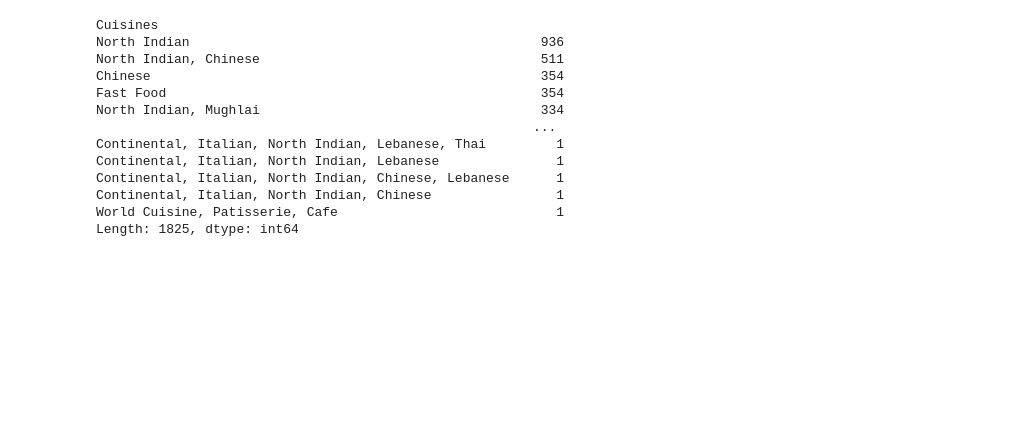
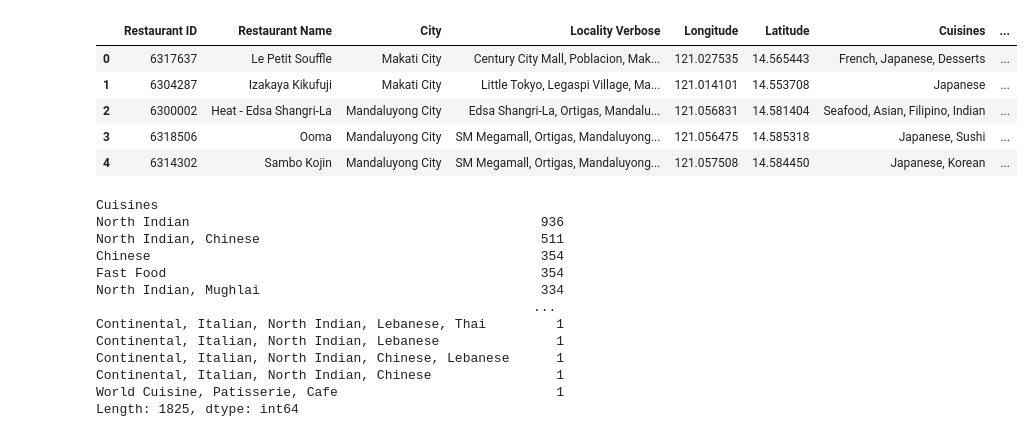
Before and after one commit to bhavesh-1995/fireblazework, a Jupyter notebook: fireblaze work/project/Zomato Project/Untitled.ipynb, the cells around one changed output. Cells and saved outputs as stored; diff of their text form; code cells hidden in the pictures; blank space fills up the shorter version.

```diff
--- a/fireblaze work/project/Zomato Project/Untitled.ipynb
+++ b/fireblaze work/project/Zomato Project/Untitled.ipynb
@@ -30 +28,3 @@ memory usage: 1.7+ MB
+# %%
+df=df.drop(['Country Code','Locality','Switch to order menu','Rating color', 'Address'],axis=1)
 # %%
@@ -45,0 +44,2 @@ df
+# %%
+df.drop_duplicates(inplace=True)
@@ -45,0 +80,2 @@ df
+# %%
+df=df.dropna()
@@ -46,3 +103,12 @@ df
+# %%
+df.head()
+# %% [output]
+|  | Restaurant ID | Restaurant Name | City | Locality Verbose | Longitude | Latitude | Cuisines | ... |
+| 0 | 6317637 | Le Petit Souffle | Makati City | Century City Mall, Poblacion, Mak... | 121.027535 | 14.565443 | French, Japanese, Desserts | ... |
+| 1 | 6304287 | Izakaya Kikufuji | Makati City | Little Tokyo, Legaspi Village, Ma... | 121.014101 | 14.553708 | Japanese | ... |
+| 2 | 6300002 | Heat - Edsa Shangri-La | Mandaluyong City | Edsa Shangri-La, Ortigas, Mandalu... | 121.056831 | 14.581404 | Seafood, Asian, Filipino, Indian | ... |
+| 3 | 6318506 | Ooma | Mandaluyong City | SM Megamall, Ortigas, Mandaluyong... | 121.056475 | 14.585318 | Japanese, Sushi | ... |
+| 4 | 6314302 | Sambo Kojin | Mandaluyong City | SM Megamall, Ortigas, Mandaluyong... | 121.057508 | 14.584450 | Japanese, Korean | ... |
 # %%
 df.value_counts('Cuisines')
 # %% [output]
```
Also changed, not shown: parts of 13 cells of this notebook, 4 other files.
